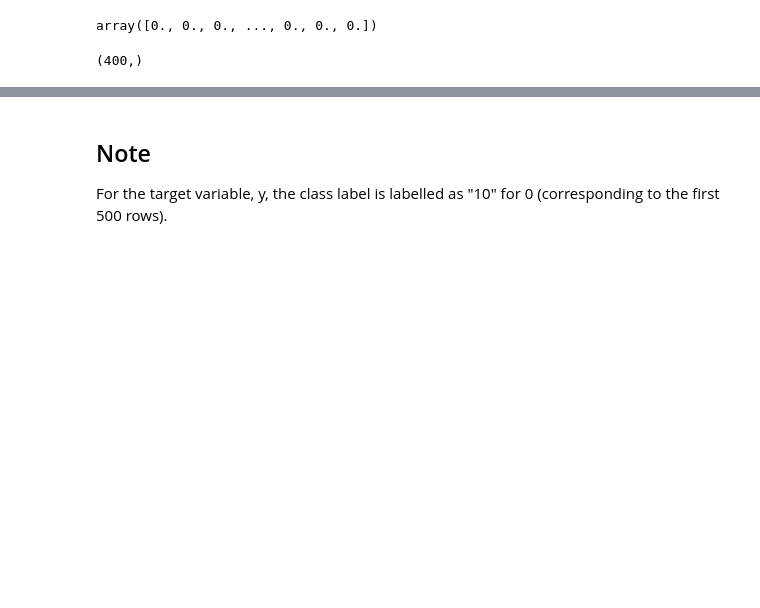
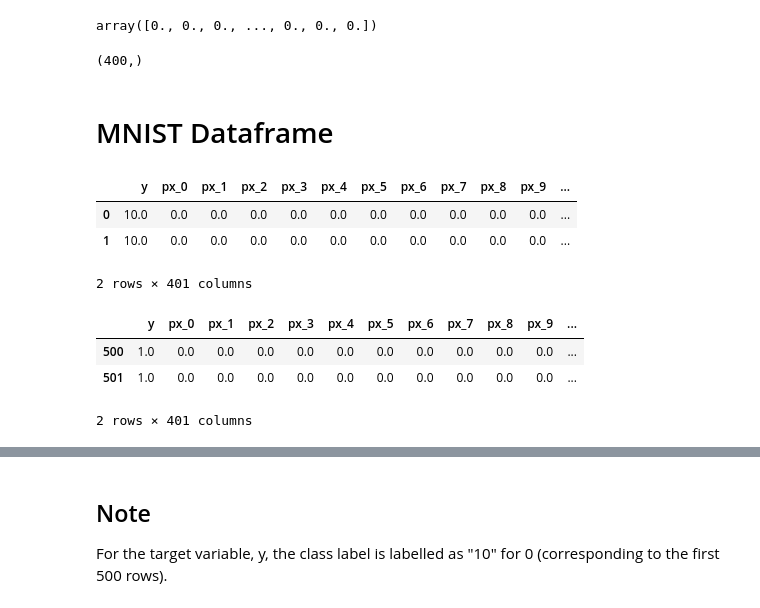
Before and after one commit to JouhC/ai-linearalgebra-probsets, a Jupyter notebook: notebooks/ps3_ann.ipynb, the cells around one changed output, grey strips where cells are left out. Drawn from its saved outputs; the diff is of its cells as text; code cells hidden in the pictures; blank space fills up the shorter version.

```diff
--- a/notebooks/ps3_ann.ipynb
+++ b/notebooks/ps3_ann.ipynb
@@ -10,7 +10,17 @@ Michael Spencer Quinto
 import numpy as np
 import matplotlib.pyplot as plt
 import scipy.io
+import pandas as pd
+import warnings
+
+from sklearn.model_selection import (
+    train_test_split,
+)  # only used for the trian-validation split
 from numpy import ndarray
 from typing import Optional
 
 from IPython.display import display
+
+warnings.filterwarnings("ignore")
+np.set_printoptions(suppress=True, threshold=30)
+pd.set_option("display.max_columns", 50)
@@ -32,3 +40,19 @@ display(X[0].shape)
 # %% [output]
 array([0., 0., 0., ..., 0., 0., 0.])
 (400,)
+# %% [markdown]
+# MNIST Dataframe
+# %%
+s = np.hstack((y, X))
+mnist_df = pd.DataFrame(s, columns=["y"] + [f"px_{i}" for i in range(400)])
+display(mnist_df.head(2))
+display(mnist_df.iloc[500:502])
+# %% [output]
+|  | y | px_0 | px_1 | px_2 | px_3 | px_4 | px_5 | px_6 | px_7 | px_8 | px_9 | ... |
+| 0 | 10.0 | 0.0 | 0.0 | 0.0 | 0.0 | 0.0 | 0.0 | 0.0 | 0.0 | 0.0 | 0.0 | ... |
+| 1 | 10.0 | 0.0 | 0.0 | 0.0 | 0.0 | 0.0 | 0.0 | 0.0 | 0.0 | 0.0 | 0.0 | ... |
+2 rows × 401 columns
+|  | y | px_0 | px_1 | px_2 | px_3 | px_4 | px_5 | px_6 | px_7 | px_8 | px_9 | ... |
+| 500 | 1.0 | 0.0 | 0.0 | 0.0 | 0.0 | 0.0 | 0.0 | 0.0 | 0.0 | 0.0 | 0.0 | ... |
+| 501 | 1.0 | 0.0 | 0.0 | 0.0 | 0.0 | 0.0 | 0.0 | 0.0 | 0.0 | 0.0 | 0.0 | ... |
+2 rows × 401 columns
```
Also changed, not shown: parts of 11 cells of this notebook.
